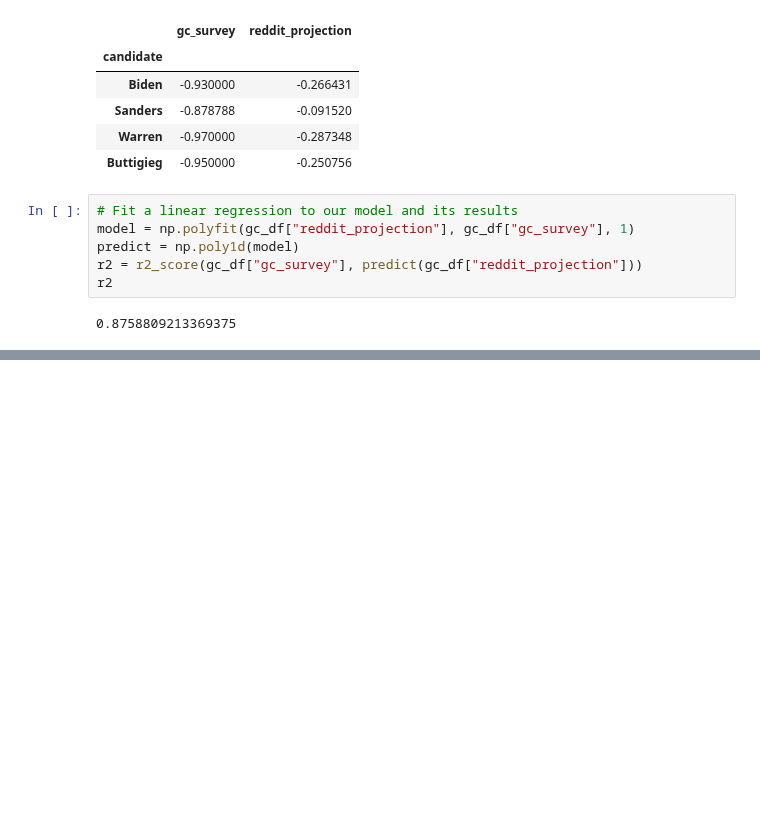
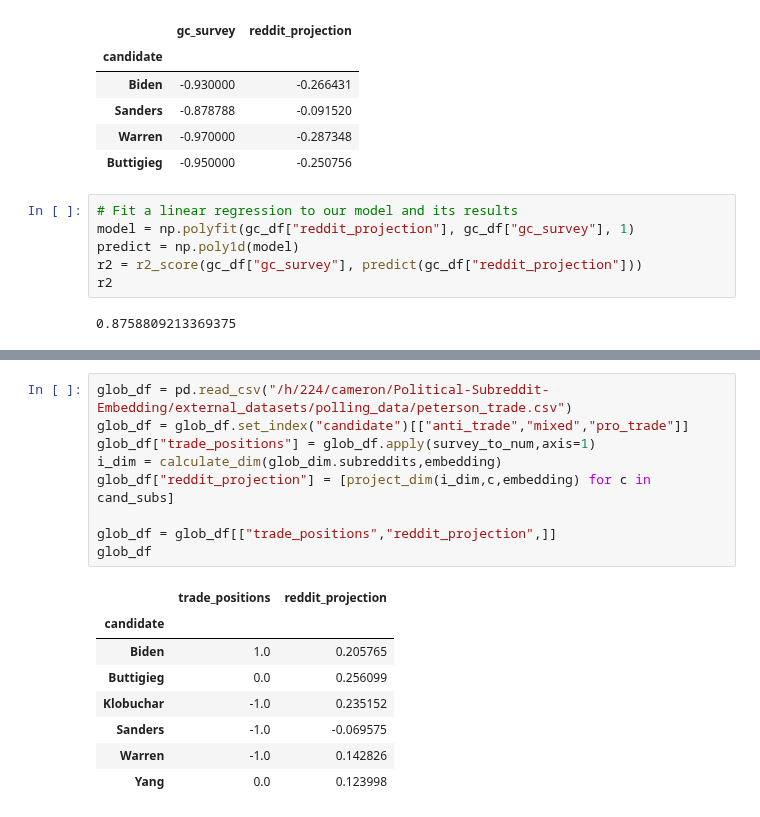
Before and after one commit to CSSLab/political-subreddits, a Jupyter notebook: Political_Dimensions.ipynb, the cells around one changed output, grey strips where cells are left out. Saved outputs shown, nothing was run; the diff lists cells and outputs as text; blank space fills up the shorter version.

Commit message:
trade dim

```diff
--- a/Political_Dimensions.ipynb
+++ b/Political_Dimensions.ipynb
@@ -615,0 +697,18 @@ fig.show()
+# %%
+glob_df = pd.read_csv("/h/224/cameron/Political-Subreddit-Embedding/external_datasets/polling_data/peterson_trade.csv")
+glob_df = glob_df.set_index("candidate")[["anti_trade","mixed","pro_trade"]]
+glob_df["trade_positions"] = glob_df.apply(survey_to_num,axis=1)
+i_dim = calculate_dim(glob_dim.subreddits,embedding)
+glob_df["reddit_projection"] = [project_dim(i_dim,c,embedding) for c in cand_subs]
+
+glob_df = glob_df[["trade_positions","reddit_projection",]]
+glob_df
+# %% [output]
+|  | trade_positions | reddit_projection |
+| candidate |  |  |
+| Biden | 1.0 | 0.205765 |
+| Buttigieg | 0.0 | 0.256099 |
+| Klobuchar | -1.0 | 0.235152 |
+| Sanders | -1.0 | -0.069575 |
+| Warren | -1.0 | 0.142826 |
+| Yang | 0.0 | 0.123998 |
```
Also changed, not shown: parts of 16 cells of this notebook, 3 other files.
